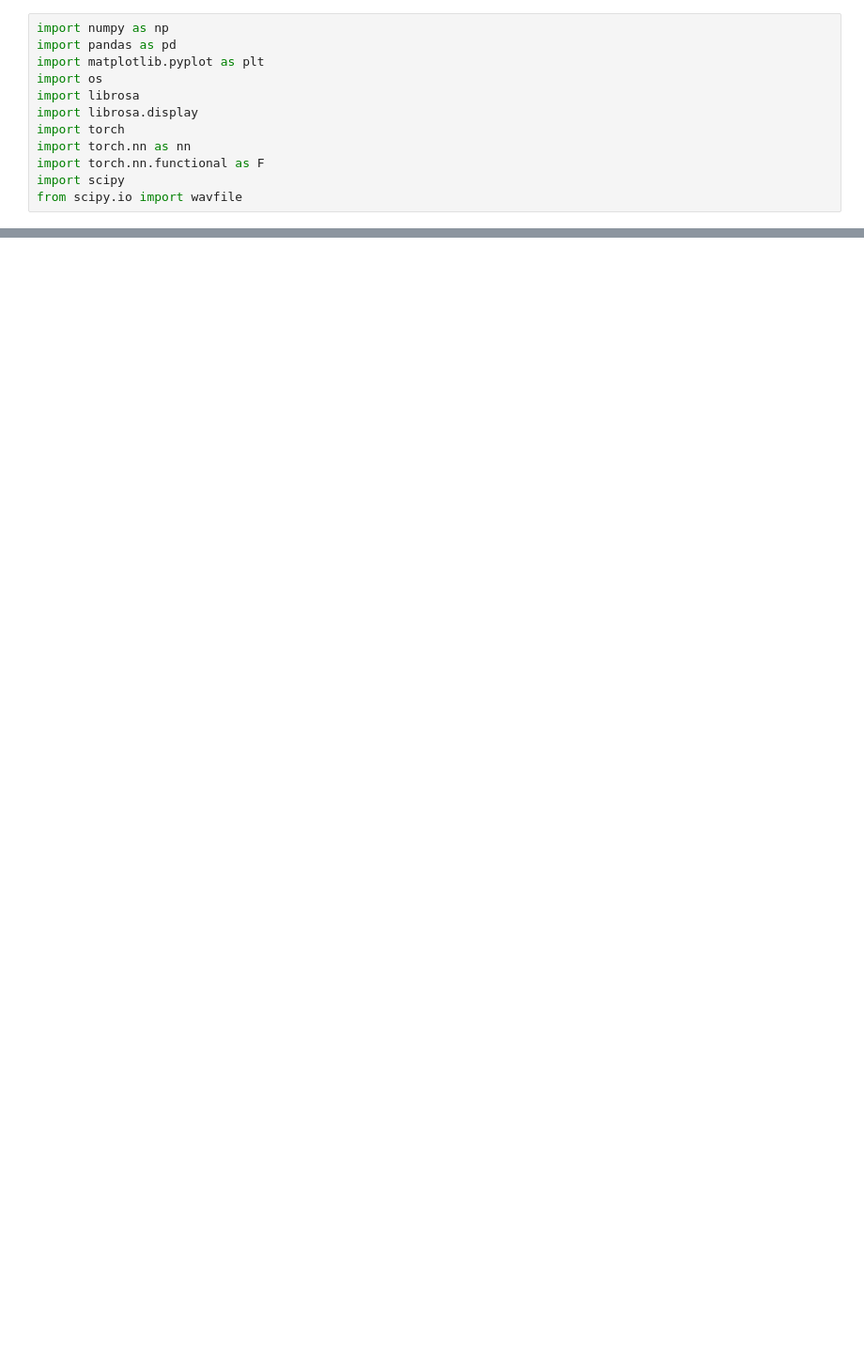
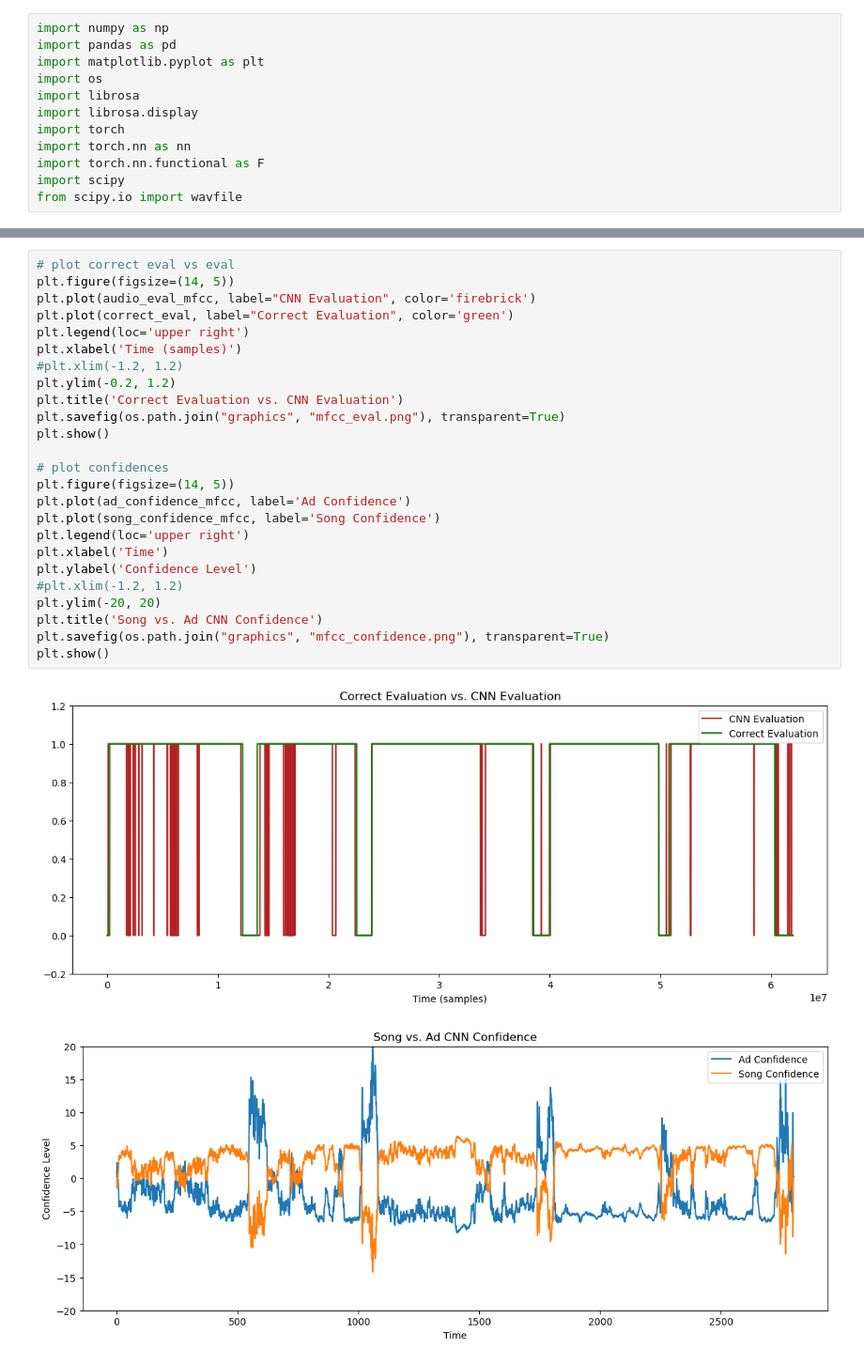
Before and after one commit to sion23/radio-adblock, a Jupyter notebook: cnn_test_complex.ipynb, the cells around one changed output, grey strips where cells are left out. Shown at 94% size. Saved outputs shown, nothing was run; the diff lists cells and outputs as text; blank space fills up the shorter version.

```diff
--- a/cnn_test_complex.ipynb
+++ b/cnn_test_complex.ipynb
@@ -281,0 +301,28 @@ plt.show()
+# %%
+# plot correct eval vs eval
+plt.figure(figsize=(14, 5))
+plt.plot(audio_eval_mfcc, label="CNN Evaluation", color='firebrick')
+plt.plot(correct_eval, label="Correct Evaluation", color='green')
+plt.legend(loc='upper right')
+plt.xlabel('Time (samples)')
+#plt.xlim(-1.2, 1.2)
+plt.ylim(-0.2, 1.2)
+plt.title('Correct Evaluation vs. CNN Evaluation')
+plt.savefig(os.path.join("graphics", "mfcc_eval.png"), transparent=True)
+plt.show()
+
+# plot confidences
+plt.figure(figsize=(14, 5))
+plt.plot(ad_confidence_mfcc, label='Ad Confidence')
+plt.plot(song_confidence_mfcc, label='Song Confidence')
+plt.legend(loc='upper right')
+plt.xlabel('Time')
+plt.ylabel('Confidence Level')
+#plt.xlim(-1.2, 1.2)
+plt.ylim(-20, 20)
+plt.title('Song vs. Ad CNN Confidence')
+plt.savefig(os.path.join("graphics", "mfcc_confidence.png"), transparent=True)
+plt.show()
+# %% [output]
+[figure, added]
+[figure, added]
```
Also changed, not shown: parts of 45 cells of this notebook, 1 other file.
